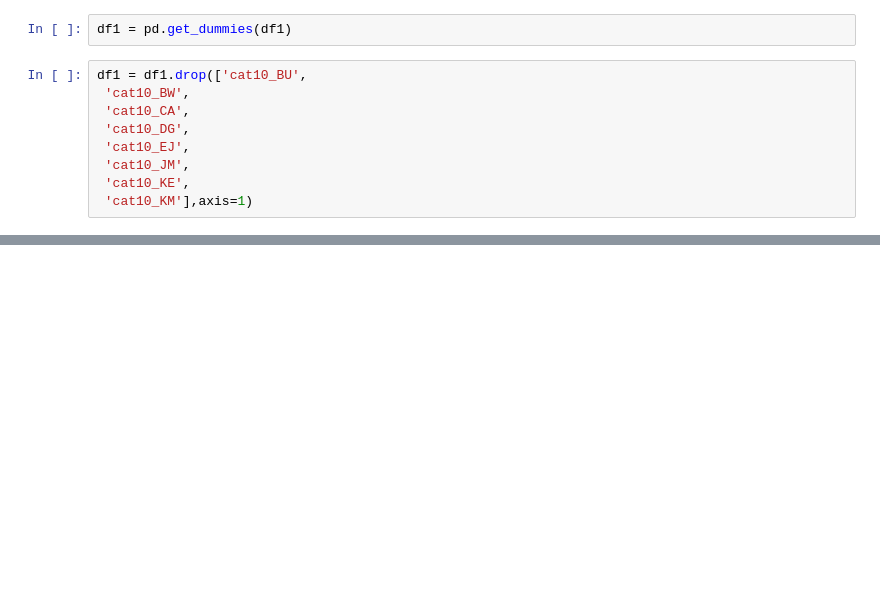
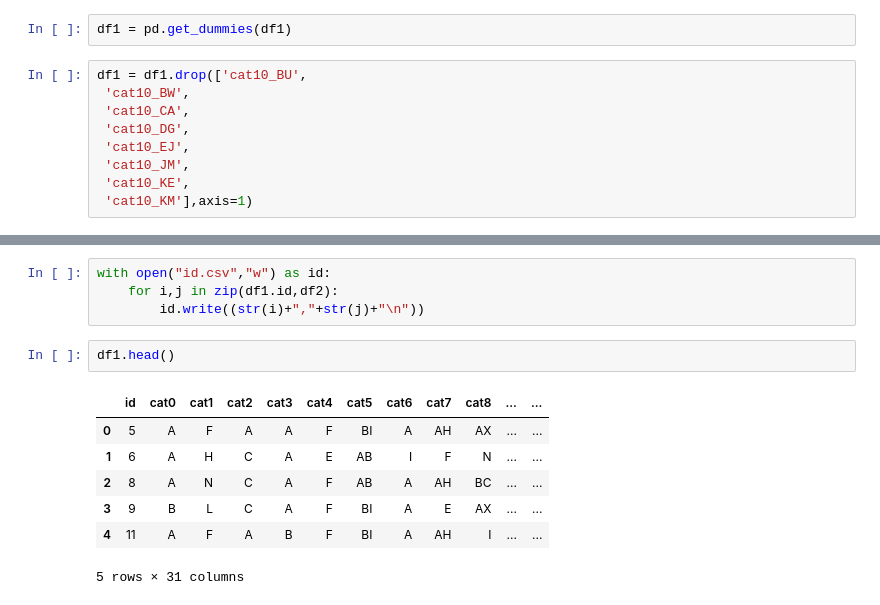
Before and after one commit to StarkPrince/warHammer, a Jupyter notebook: dealingProbs/python/ipynbs/tabular-playground-series-mar-2021/submission.ipynb, the cells around one changed output, grey strips where cells are left out. Drawn from its saved outputs; the diff is of its cells as text; blank space fills up the shorter version.

```diff
--- a/dealingProbs/python/ipynbs/tabular-playground-series-mar-2021/submission.ipynb
+++ b/dealingProbs/python/ipynbs/tabular-playground-series-mar-2021/submission.ipynb
@@ -76,0 +108,14 @@ AttributeError: 'numpy.ndarray' object has no attribute 'to_csv'
+# %%
+with open("id.csv","w") as id:
+    for i,j in zip(df1.id,df2):
+        id.write((str(i)+","+str(j)+"\n"))
+# %%
+df1.head()
+# %% [output]
+|  | id | cat0 | cat1 | cat2 | cat3 | cat4 | cat5 | cat6 | cat7 | cat8 | ... | ... |
+| 0 | 5 | A | F | A | A | F | BI | A | AH | AX | ... | ... |
+| 1 | 6 | A | H | C | A | E | AB | I | F | N | ... | ... |
+| 2 | 8 | A | N | C | A | F | AB | A | AH | BC | ... | ... |
+| 3 | 9 | B | L | C | A | F | BI | A | E | AX | ... | ... |
+| 4 | 11 | A | F | A | B | F | BI | A | AH | I | ... | ... |
+5 rows × 31 columns
```
Also changed, not shown: parts of 8 cells of this notebook, 5 other files.
